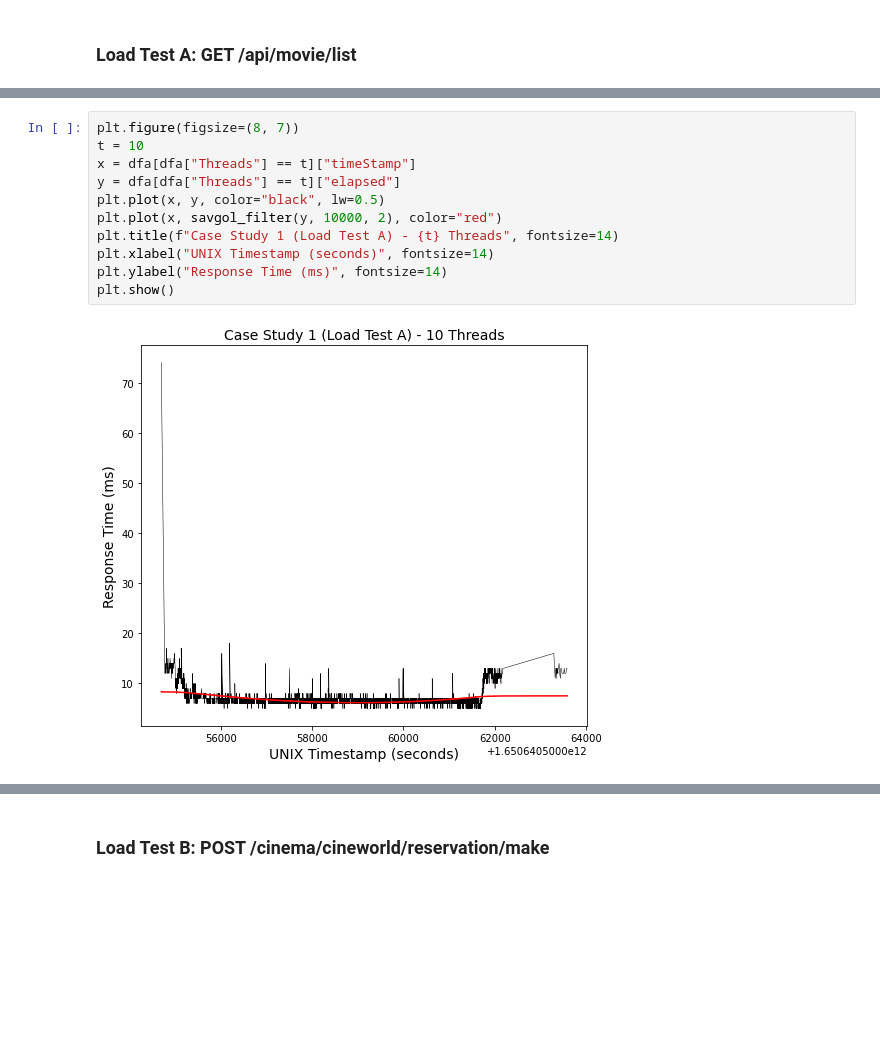
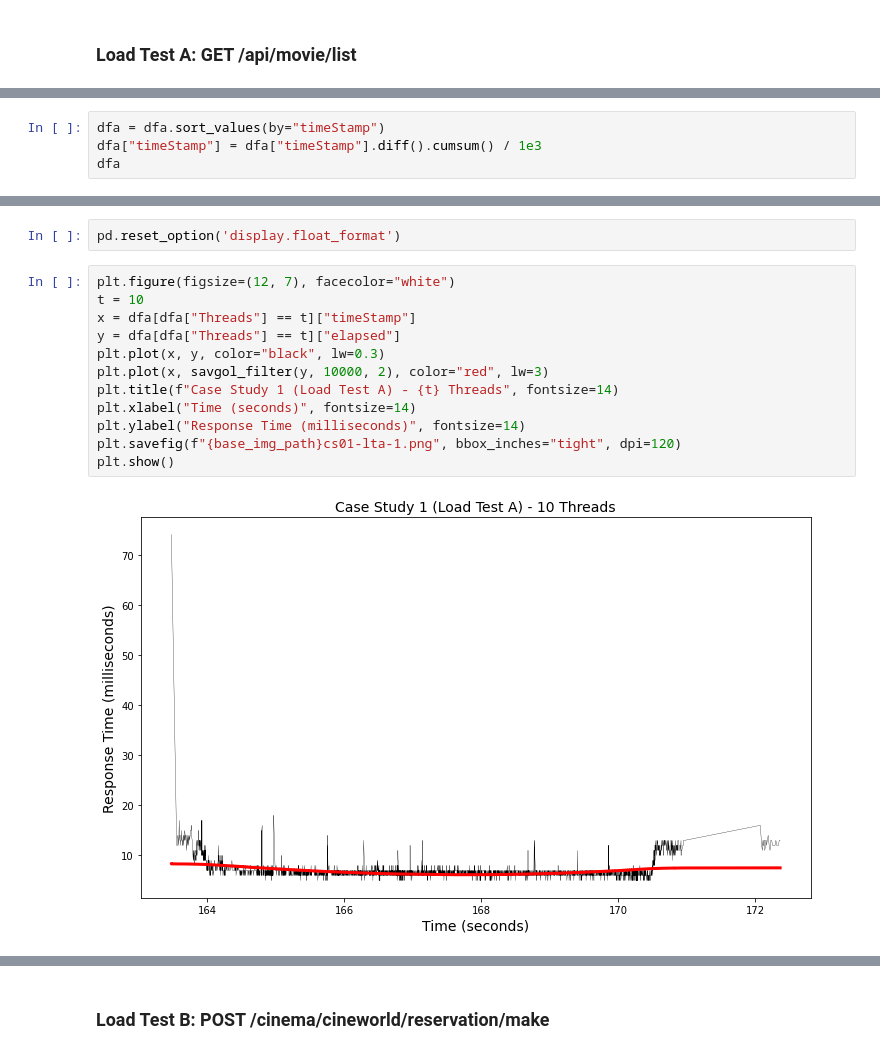
Before and after one commit to rajitbanerjee/microservice-design-patterns, a Jupyter notebook: case-study-01/notebooks/Case Study 1 - Load Test Analysis.ipynb, the cells around one changed output, grey strips where cells are left out. Drawn from its saved outputs; the diff is of its cells as text; blank space fills up the shorter version.

Commit message:
Improve figures

```diff
--- a/case-study-01/notebooks/Case Study 1 - Load Test Analysis.ipynb
+++ b/case-study-01/notebooks/Case Study 1 - Load Test Analysis.ipynb
@@ -49,3 +58,7 @@ Data columns (total 18 columns):
  17  Threads          550000 non-null  int64
 dtypes: bool(1), float64(1), int64(11), object(5)
 memory usage: 71.9+ MB
+# %%
+dfa = dfa.sort_values(by="timeStamp")
+dfa["timeStamp"] = dfa["timeStamp"].diff().cumsum() / 1e3
+dfa
@@ -91,14 +119,17 @@ Name: responseCode, dtype: int64
+# %%
+pd.reset_option('display.float_format')
 # %%
-plt.figure(figsize=(8, 7))
+plt.figure(figsize=(12, 7), facecolor="white")
 t = 10
 x = dfa[dfa["Threads"] == t]["timeStamp"]
 y = dfa[dfa["Threads"] == t]["elapsed"]
-plt.plot(x, y, color="black", lw=0.5)
-plt.plot(x, savgol_filter(y, 10000, 2), color="red")
+plt.plot(x, y, color="black", lw=0.3)
+plt.plot(x, savgol_filter(y, 10000, 2), color="red", lw=3)
 plt.title(f"Case Study 1 (Load Test A) - {t} Threads", fontsize=14)
-plt.xlabel("UNIX Timestamp (seconds)", fontsize=14)
-plt.ylabel("Response Time (ms)", fontsize=14)
+plt.xlabel("Time (seconds)", fontsize=14)
+plt.ylabel("Response Time (milliseconds)", fontsize=14)
+plt.savefig(f"{base_img_path}cs01-lta-1.png", bbox_inches="tight", dpi=120)
 plt.show()
 # %% [output]
-[figure, old version]
+[figure, new version]
 # %%
```
Also changed, not shown: parts of 14 cells of this notebook, 21 other files.
